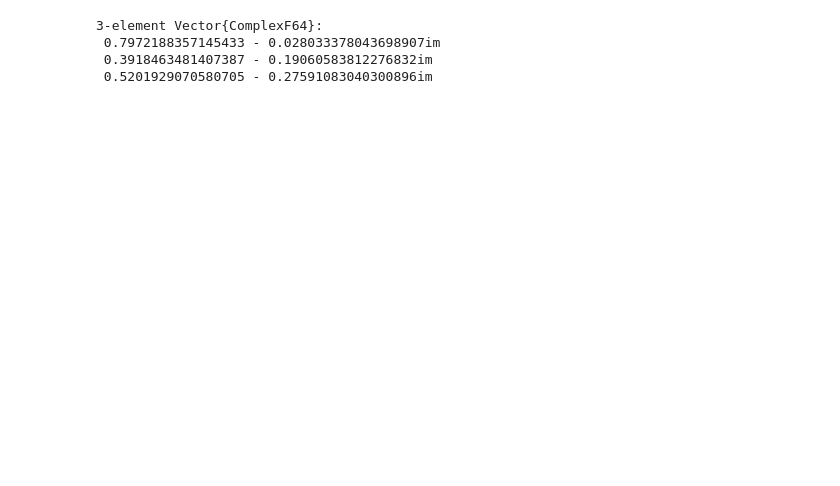
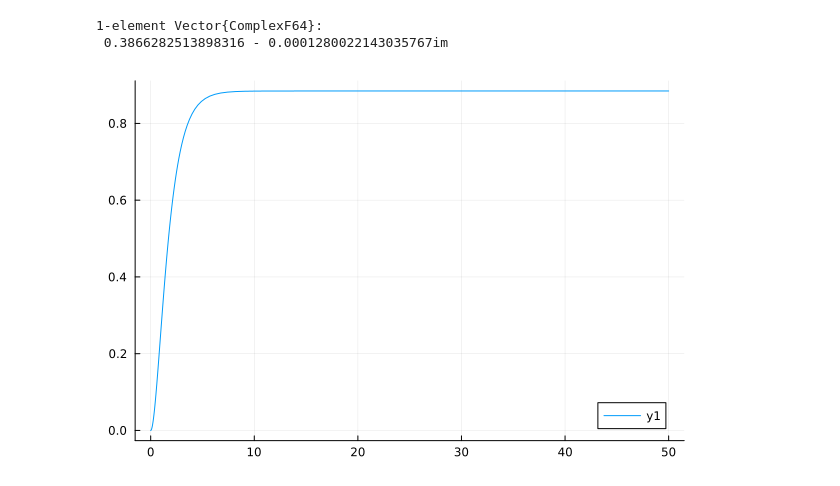
Before and after one commit to HaojieZhang917/compressible_bek, a Jupyter notebook: compress/BEK/Ro=0.313/NE/CRD_STA_CACU.ipynb, the cells around one changed output. Saved outputs shown, nothing was run; the diff lists cells and outputs as text; code cells hidden in the pictures; blank space fills up the shorter version.

```diff
--- a/compress/BEK/Ro=0.313/NE/CRD_STA_CACU.ipynb
+++ b/compress/BEK/Ro=0.313/NE/CRD_STA_CACU.ipynb
@@ -12,16 +8,16 @@ WARNING: replacing module CRD_BF.
 # %%
-N_cheb = 199
-Mr = 0.3
+N_cheb = 99
+Mr = 0.1
 gamma = 1.4
 sigma = 0.72
-Ro = 0.313
-Co = 2-Ro-Ro^2
+Ro = -1
+Co = 2 - Ro - Ro ^ 2
 Tw = 1
-R =200
+R = 285.36
 Ma = Mr/R
 omega = 0
-be1 = 0.2
-c = 0.6
+be1 = 0.07759
+c = 0.38
 u0,v0,w0,f,q,D,D2,x = baseflow_var(N_cheb,Ro,Co);
 H,T = T_ca(Mr,f,q,w0,gamma,Tw);
 F,G,H,T,rho,z = interp(u0,v0,H,T,x,N_cheb,"sim");
@@ -29,12 +25,15 @@ lam = - (2/3) * T;
 kappa = (1/sigma) * T;
 A0,A1,A2 = Spatial_mode_BEK(F,G,H,rho,lam,kappa,T,sigma,gamma,R,Ma,omega,be1,N_cheb,Ro,Co)
 nep = PEP([A0,A1,A2]);
-eigval,eigvec = iar(nep,σ = c , neigs = 3 ,maxit = 500,tol=1e-10)
+eigval,eigvec = iar(nep,σ = c , neigs = 1 ,maxit = 500,tol=1e-10)
+eigval
 # %% [output]
-3-element Vector{ComplexF64}:
- 0.7972188357145433 - 0.028033378043698907im
- 0.3918463481407387 - 0.19060583812276832im
- 0.5201929070580705 - 0.27591083040300896im
+1-element Vector{ComplexF64}:
+ 0.3866282513898316 - 0.0001280022143035767im
+# %%
+plot(x,H)
+# %% [output]
+[figure, added]
 # %%
 ##DIRECTLY CACULATE CUR
 ##initial
```
Also changed, not shown: parts of 2 cells of this notebook, 5 other files.
